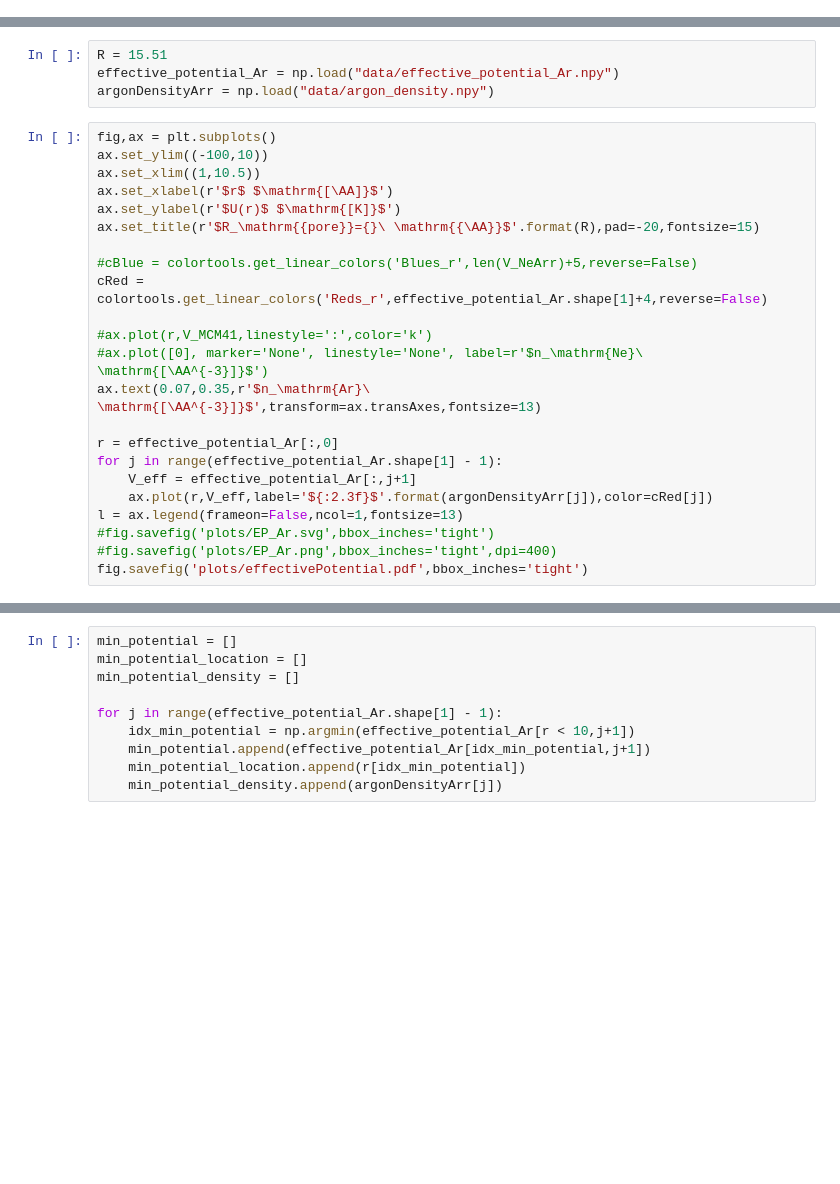
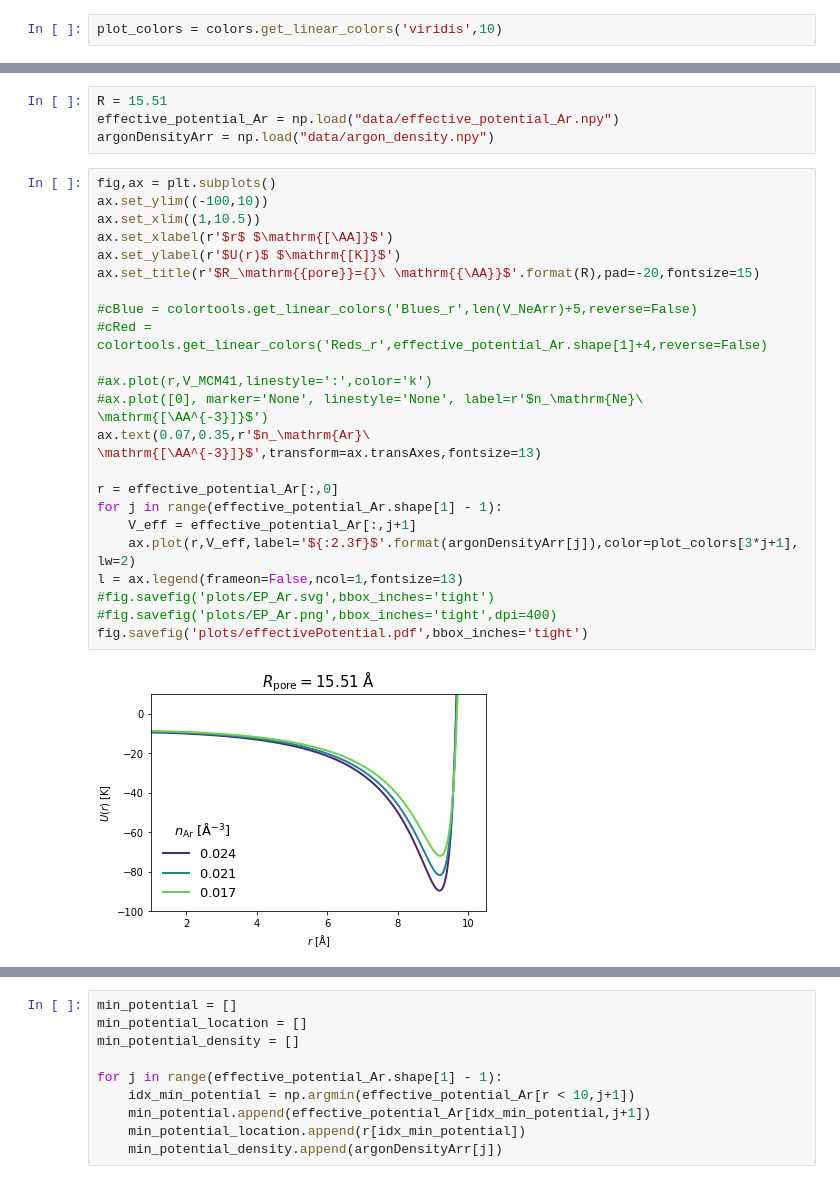
Before and after one commit to DelMaestroGroup/PlatedHe4Nanopores, a Jupyter notebook: Notebooks/figures_ArPlatedNanopores.ipynb, the cells around one changed output, grey strips where cells are left out. Saved outputs shown, nothing was run; the diff lists cells and outputs as text; blank space fills up the shorter version.

```diff
--- a/Notebooks/figures_ArPlatedNanopores.ipynb
+++ b/Notebooks/figures_ArPlatedNanopores.ipynb
@@ -7,3 +10,5 @@ import include.colors as colortools
+# %%
+plot_colors = colors.get_linear_colors('viridis',10)
 # %%
 plotDir = "./plots/"
 # %%
@@ -203,23 +230,25 @@ argonDensityArr = np.load("data/argon_density.npy")
 # %%
 fig,ax = plt.subplots()
 ax.set_ylim((-100,10))
 ax.set_xlim((1,10.5))
 ax.set_xlabel(r'$r$ $\mathrm{[\AA]}$')
 ax.set_ylabel(r'$U(r)$ $\mathrm{[K]}$')
 ax.set_title(r'$R_\mathrm{{pore}}={}\ \mathrm{{\AA}}$'.format(R),pad=-20,fontsize=15)
 
 #cBlue = colortools.get_linear_colors('Blues_r',len(V_NeArr)+5,reverse=False)
-cRed = colortools.get_linear_colors('Reds_r',effective_potential_Ar.shape[1]+4,reverse=False)
+#cRed = colortools.get_linear_colors('Reds_r',effective_potential_Ar.shape[1]+4,reverse=False)
 
 #ax.plot(r,V_MCM41,linestyle=':',color='k')
 #ax.plot([0], marker='None', linestyle='None', label=r'$n_\mathrm{Ne}\ \mathrm{[\AA^{-3}]}$')
 ax.text(0.07,0.35,r'$n_\mathrm{Ar}\ \mathrm{[\AA^{-3}]}$',transform=ax.transAxes,fontsize=13)
 
 r = effective_potential_Ar[:,0]
 for j in range(effective_potential_Ar.shape[1] - 1):
     V_eff = effective_potential_Ar[:,j+1]
-    ax.plot(r,V_eff,label='${:2.3f}$'.format(argonDensityArr[j]),color=cRed[j])
+    ax.plot(r,V_eff,label='${:2.3f}$'.format(argonDensityArr[j]),color=plot_colors[3*j+1], lw=2)
 l = ax.legend(frameon=False,ncol=1,fontsize=13)
 #fig.savefig('plots/EP_Ar.svg',bbox_inches='tight')
 #fig.savefig('plots/EP_Ar.png',bbox_inches='tight',dpi=400)
 fig.savefig('plots/effectivePotential.pdf',bbox_inches='tight')
+# %% [output]
+[figure, added]
```
Also changed, not shown: parts of 13 cells of this notebook, 3 other files.
